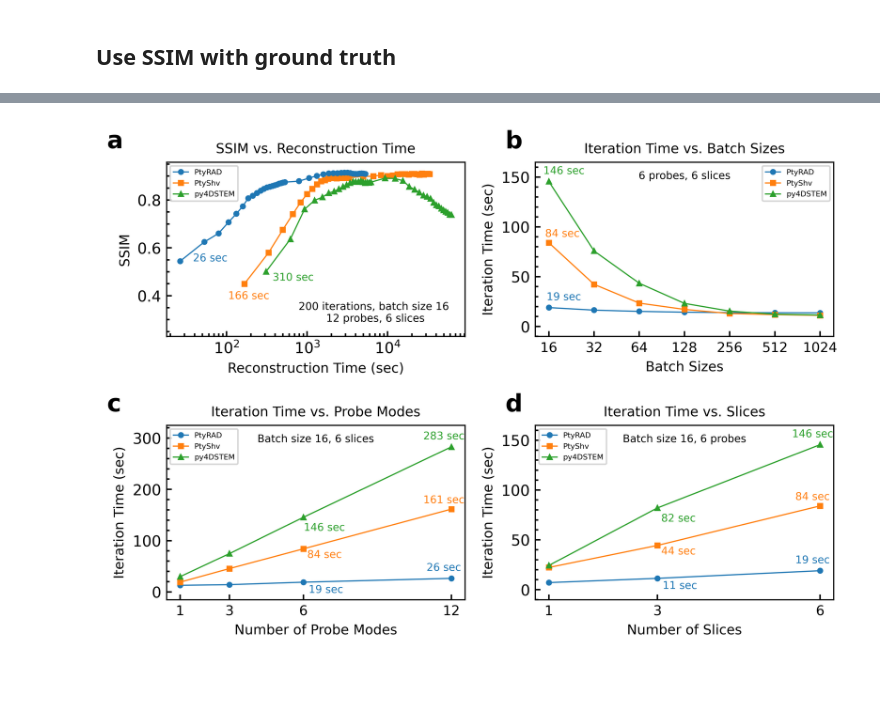
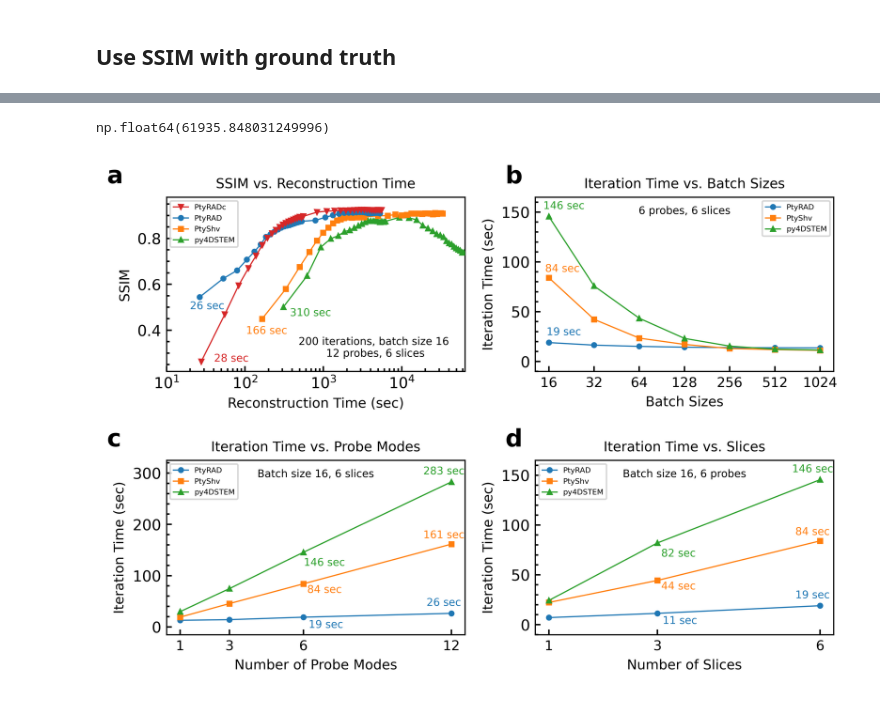
Before and after one commit to chiahao3/ptyrad_paper, a Jupyter notebook: 04_plotting/figure_iter_time_comparison.ipynb, the cells around one changed output, grey strips where cells are left out. Cells and saved outputs as stored; diff of their text form; code cells hidden in the pictures.

Commit message:
Update the `figure_iter_time_comparison.ipynb` to directly include the non-constraint case in Fig3a

```diff
--- a/04_plotting/figure_iter_time_comparison.ipynb
+++ b/04_plotting/figure_iter_time_comparison.ipynb
@@ -61,6 +66,14 @@ Found 38 ptyrad files
 Found 38 ptyshv files
 Found 38 py4dstem files
 # %%
+# Get ptyrad_c results
+objs_ptyrad_c = []
+for file in files_ptyrad_c:
+    ckpt = load_pt(os.path.join(dir_ptyrad_c, file))
+    obj = ckpt['optimizable_tensors']['objp'].detach().cpu().numpy().squeeze().sum(0)
+    objs_ptyrad_c.append(obj)
+iter_time_ptyrad_c = ckpt['avg_iter_t']
+
 # Get ptyrad results
 objs_ptyrad = []
 for file in files_ptyrad:
@@ -109,6 +122,17 @@ crop_height, crop_width = 170, 170 # Note that the window size and alignment wou
 
 # Get images
 gt_phase = center_crop(load_hdf5(gt_path, key = 'gt_phase').sum(0), crop_height, crop_width, offset = [1,1])
+
+ssims_ptyrad_c = []
+for img_ptyrad_c in objs_ptyrad_c:
+    img_ptyrad_c = center_crop(img_ptyrad_c, crop_height, crop_width, offset = [0,0])
+    shift = [-0.205,-0.2675] # Check this
+    img_ptyrad_c = np.real(np.fft.ifftn(fourier_shift(np.fft.fftn(img_ptyrad_c), shift)))
+    img_ptyrad_c -= img_ptyrad_c.min()
+
+    ssim_ptyrad_c = ssim(img_ptyrad_c, gt_phase, data_range=(gt_phase.max() - gt_phase.min()))
+    print(ssim_ptyrad_c)
+    ssims_ptyrad_c.append(ssim_ptyrad_c)
 
 ssims_ptyrad = []
 for img_ptyrad in objs_ptyrad:
@@ -178,3 +191,7 @@ plt.show()
+# %%
+iter_time_py4dstem*200
+# %% [output]
+np.float64(61935.848031249996)
 # %%
 import matplotlib.pyplot as plt
 import numpy as np
@@ -227,9 +244,10 @@ annotate_size = 7
 fig, axes = plt.subplots(2, 2, figsize=(7, 5), dpi=600)
 
 # Panel 1: Error vs. Iteration
-axes[0, 0].plot(iterations[:len(ssims_ptyrad)]  *iter_time_ptyrad, ssims_ptyrad, label='PtyRAD', marker='o', linewidth=linewidth, markersize=markersize, zorder=10)
-axes[0, 0].plot(iterations[:len(ssims_ptyshv)]  *iter_time_ptyshv, ssims_ptyshv, label='PtyShv', marker='s', linewidth=linewidth, markersize=markersize)
-axes[0, 0].plot(iterations[:len(ssims_py4dstem)]*iter_time_py4dstem, ssims_py4dstem, label='py4DSTEM', marker='^', linewidth=linewidth, markersize=markersize)
+axes[0, 0].plot(iterations[:len(ssims_ptyrad_c)]*iter_time_ptyrad_c, ssims_ptyrad_c, label='PtyRADc', marker='v', linewidth=linewidth, markersize=markersize, zorder=10, color='C3')
+axes[0, 0].plot(iterations[:len(ssims_ptyrad)]  *iter_time_ptyrad, ssims_ptyrad, label='PtyRAD', marker='o', linewidth=linewidth, markersize=markersize, zorder=8, color='C0')
+axes[0, 0].plot(iterations[:len(ssims_ptyshv)]  *iter_time_ptyshv, ssims_ptyshv, label='PtyShv', marker='s', linewidth=linewidth, markersize=markersize, zorder=7, color='C1')
+axes[0, 0].plot(iterations[:len(ssims_py4dstem)]*iter_time_py4dstem, ssims_py4dstem, label='py4DSTEM', marker='^', linewidth=linewidth, markersize=markersize, zorder=6, color='C2')
 
 axes[0, 0].set_title('SSIM vs. Reconstruction Time', fontsize=fontsize_title)
 axes[0, 0].text(0.70, 0.20, '200 iterations, batch size 16 \n12 probes, 6 slices',
@@ -237,13 +255,15 @@ axes[0, 0].text(0.70, 0.20, '200 iterations, batch size 16 \n12 probes, 6 slices
 axes[0, 0].set_xlabel('Reconstruction Time (sec)', fontsize=fontsize_label)
 axes[0, 0].set_ylabel('SSIM', fontsize=fontsize_label)
 axes[0, 0].text(-0.2, 1.08, 'a', transform=axes[0, 0].transAxes, fontsize=16, fontweight='bold')  # Label "a"
-axes[0, 0].annotate(f'{iter_time_ptyrad:.0f} sec', (iter_time_ptyrad, ssims_ptyrad[0]), textcoords="offset points", xytext=(20,0), ha='center', color='C0', fontsize=annotate_size)
+axes[0, 0].annotate(f'{iter_time_ptyrad_c:.0f} sec', (iter_time_ptyrad_c, ssims_ptyrad_c[0]), textcoords="offset points", xytext=(20,0), ha='center', color='C3', fontsize=annotate_size)
+axes[0, 0].annotate(f'{iter_time_ptyrad:.0f} sec', (iter_time_ptyrad, ssims_ptyrad[0]), textcoords="offset points", xytext=(5,-8), ha='center', color='C0', fontsize=annotate_size)
 axes[0, 0].annotate(f'{iter_time_ptyshv:.0f} sec', (iter_time_ptyshv, ssims_ptyshv[0]), textcoords="offset points", xytext=(3,-10), ha='center', color='C1', fontsize=annotate_size)
 axes[0, 0].annotate(f'{iter_time_py4dstem:.0f} sec', (iter_time_py4dstem, ssims_py4dstem[0]), textcoords="offset points", xytext=(18,-6), ha='center', color='C2', fontsize=annotate_size)
 
 axes[0, 0].legend(fontsize=fontsize_legend)
 axes[0, 0].set_xscale('log')
-axes[0, 0].set_ylim(0.22988,0.95836) # The auto ylim from original figure with regularization
+axes[0, 0].set_xlim(10, 64000)
+axes[0, 0].set_ylim(0.22,0.98)
 axes[0, 0].yaxis.set_minor_locator(tck.AutoMinorLocator())
 
 # Panel 2: Iter Time vs. Batch Sizes
@@ -294,36 +314,32 @@ axes[1, 0].yaxis.set_minor_locator(tck.AutoMinorLocator())
 axes[1, 1].plot(num_slices, time_ptyrad_slices, label='PtyRAD', marker='o', linewidth=linewidth, markersize=markersize)
 axes[1, 1].plot(num_slices, time_ptyshv_slices, label='PtyShv', marker='s', linewidth=linewidth, markersize=markersize)
 axes[1, 1].plot(num_slices, time_py4dstem_slices, label='py4DSTEM', marker='^', linewidth=linewidth, markersize=markersize)
 axes[1, 1].set_title('Iteration Time vs. Slices', fontsize=fontsize_title)
 axes[1, 1].text(0.5, 0.95, 'Batch size 16, 6 probes', transform=axes[1, 1].transAxes,
                 ha='center', va='top', fontsize=fontsize_subtitle, color='k')
 axes[1, 1].set_xlabel('Number of Slices', fontsize=fontsize_label)
 axes[1, 1].set_ylabel('Iteration Time (sec)', fontsize=fontsize_label)
 axes[1, 1].set_xticks(num_slices)
 axes[1, 1].set_xticklabels(num_slices, fontsize=fontsize_label)
 axes[1, 1].text(-0.1, 1.08, 'd', transform=axes[1, 1].transAxes, fontsize=16, fontweight='bold')  # Label "d"
 
 axes[1, 1].annotate(f'{time_ptyrad_slices[-2]:.0f} sec', (num_slices[-2], time_ptyrad_slices[-2]), textcoords="offset points", xytext=(15,-7), ha='center', color='C0', fontsize=annotate_size)
 axes[1, 1].annotate(f'{time_ptyshv_slices[-2]:.0f} sec', (num_slices[-2], time_ptyshv_slices[-2]), textcoords="offset points", xytext=(14,-6), ha='center', color='C1', fontsize=annotate_size)
 axes[1, 1].annotate(f'{time_py4dstem_slices[-2]:.0f} sec', (num_slices[-2], time_py4dstem_slices[-2]), textcoords="offset points", xytext=(14,-9), ha='center', color='C2', fontsize=annotate_size)
 
 axes[1, 1].annotate(f'{time_ptyrad_slices[-1]:.0f} sec', (num_slices[-1], time_ptyrad_slices[-1]), textcoords="offset points", xytext=(-5,5), ha='center', color='C0', fontsize=annotate_size)
 axes[1, 1].annotate(f'{time_ptyshv_slices[-1]:.0f} sec', (num_slices[-1], time_ptyshv_slices[-1]), textcoords="offset points", xytext=(-5,4), ha='center', color='C1', fontsize=annotate_size)
 axes[1, 1].annotate(f'{time_py4dstem_slices[-1]:.0f} sec', (num_slices[-1], time_py4dstem_slices[-1]), textcoords="offset points", xytext=(-5,5), ha='center', color='C2', fontsize=annotate_size)
 
 axes[1, 1].legend(fontsize=fontsize_legend)
 axes[1, 1].set_ylim(-10,165)
 axes[1, 1].yaxis.set_minor_locator(tck.AutoMinorLocator())
 
 # Adjust layout
 plt.tight_layout()
-if no_regularization:
-    fig_name = 'Fig_03_iter_time_comparison_no_regularizaiton' # Change this later to SI number once I know the total list
-else:
-    fig_name = 'Fig_03_iter_time_comparison'
+fig_name = 'Fig_03_iter_time_comparison'
 plt.savefig(f"05_figures/{fig_name}.pdf", bbox_inches="tight")
-plt.savefig(f"05_figures/{fig_name}.png", bbox_inches="tight")
 
 plt.show()
 # %% [output]
-[figure, old version]
+[figure, new version]
```
Also changed, not shown: parts of 4 cells of this notebook, 1 other file.
